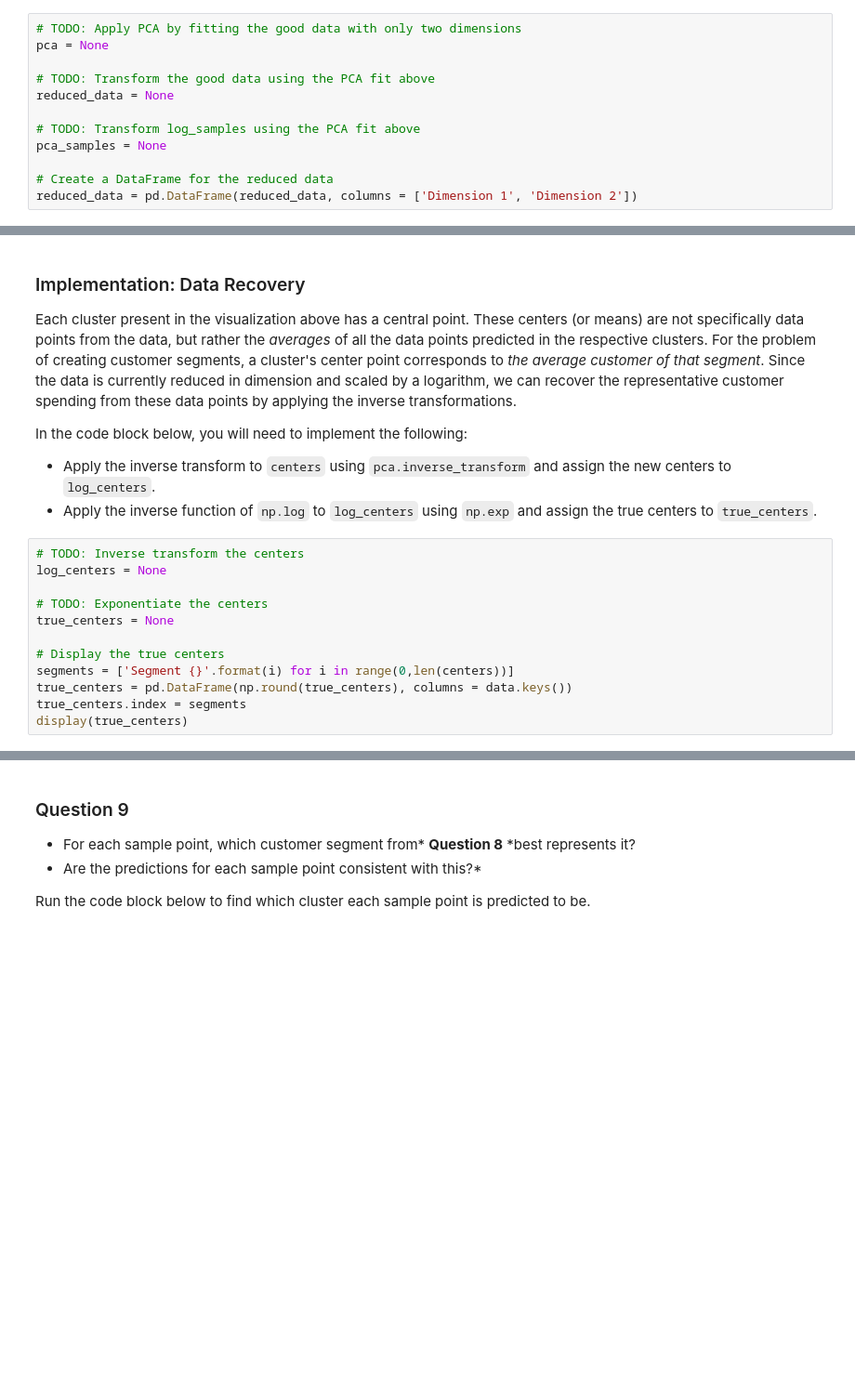
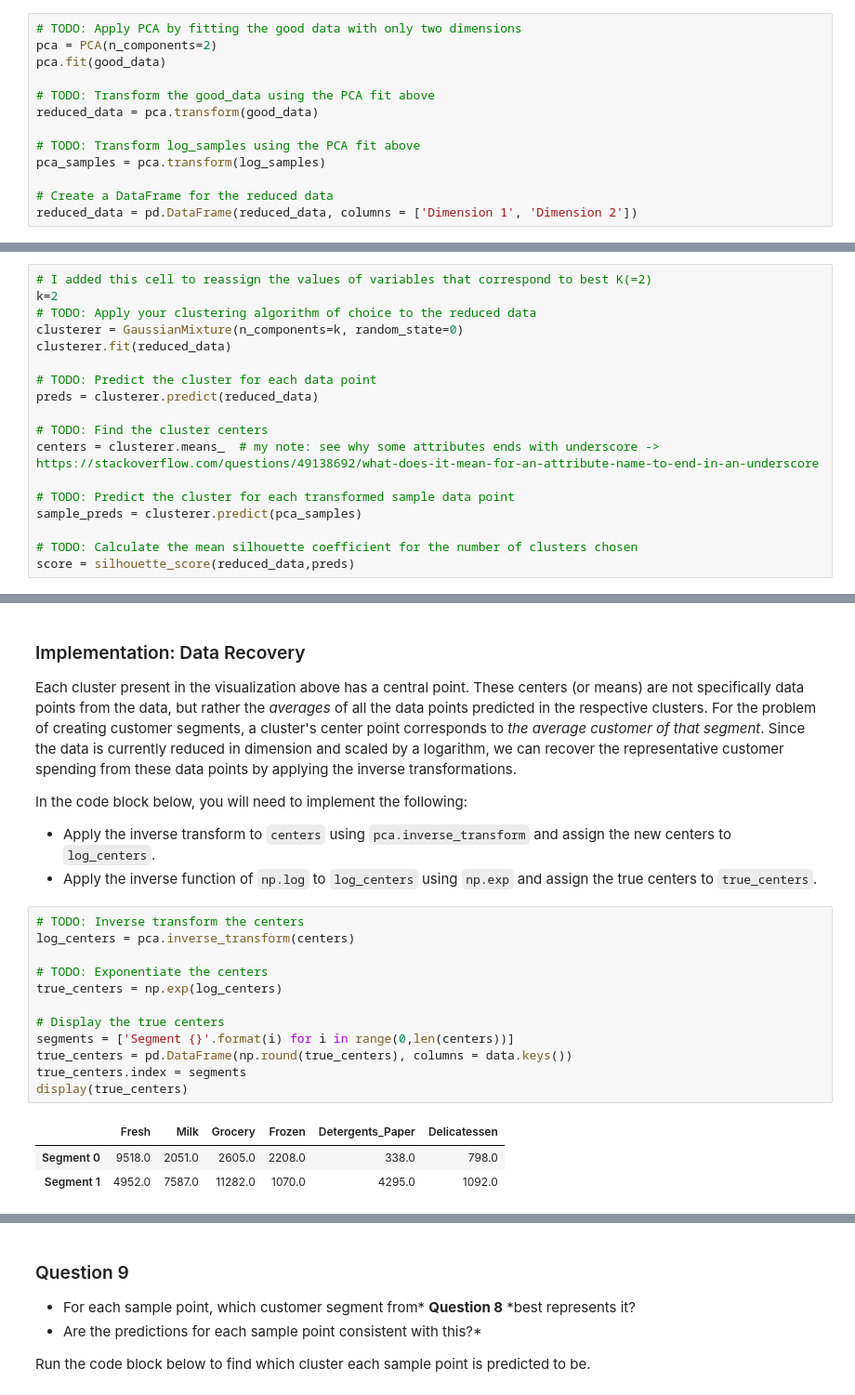
Before and after one commit to Ahmed-H-N/machine-learning, a Jupyter notebook: projects/customer_segments/customer_segments.ipynb, the cells around one changed output, grey strips where cells are left out. Shown at 93% size. Saved outputs shown, nothing was run; the diff lists cells and outputs as text; blank space fills up the shorter version.

Commit message:
update customter segmentation

```diff
--- a/projects/customer_segments/customer_segments.ipynb
+++ b/projects/customer_segments/customer_segments.ipynb
@@ -505,13 +518,14 @@ In the code block below, you will need to implement the following:
  - Apply a PCA transformation of `log_samples` using `pca.transform`, and assign the results to `pca_samples`.
 # %%
 # TODO: Apply PCA by fitting the good data with only two dimensions
-pca = None
+pca = PCA(n_components=2)
+pca.fit(good_data)
 
-# TODO: Transform the good data using the PCA fit above
-reduced_data = None
+# TODO: Transform the good_data using the PCA fit above
+reduced_data = pca.transform(good_data)
 
 # TODO: Transform log_samples using the PCA fit above
-pca_samples = None
+pca_samples = pca.transform(log_samples)
 
 # Create a DataFrame for the reduced data
 reduced_data = pd.DataFrame(reduced_data, columns = ['Dimension 1', 'Dimension 2'])
@@ -585,3 +672,21 @@ score = None
+# %%
+# I added this cell to reassign the values of variables that correspond to best K(=2)
+k=2
+# TODO: Apply your clustering algorithm of choice to the reduced data
+clusterer = GaussianMixture(n_components=k, random_state=0)
+clusterer.fit(reduced_data)
+
+# TODO: Predict the cluster for each data point
+preds = clusterer.predict(reduced_data)
+
+# TODO: Find the cluster centers
+centers = clusterer.means_  # my note: see why some attributes ends with underscore -> https://stackoverflow.com/questions/49138692/what-does-it-mean-for-an-attribute-name-to-end-in-an-underscore
+
+# TODO: Predict the cluster for each transformed sample data point
+sample_preds = clusterer.predict(pca_samples)
+
+# TODO: Calculate the mean silhouette coefficient for the number of clusters chosen
+score = silhouette_score(reduced_data,preds)
 # %% [markdown]
 ### Cluster Visualization
 Once you've chosen the optimal number of clusters for your clustering algorithm using the scoring metric above, you can now visualize the results by executing the code block below. Note that, for experimentation purposes, you are welcome to adjust the number of clusters for your clustering algorithm to see various visualizations. The final visualization provided should, however, correspond with the optimal number of clusters.
@@ -597,13 +704,17 @@ In the code block below, you will need to implement the following:
  - Apply the inverse function of `np.log` to `log_centers` using `np.exp` and assign the true centers to `true_centers`.
 # %%
 # TODO: Inverse transform the centers
-log_centers = None
+log_centers = pca.inverse_transform(centers)
 
 # TODO: Exponentiate the centers
-true_centers = None
+true_centers = np.exp(log_centers)
 
 # Display the true centers
 segments = ['Segment {}'.format(i) for i in range(0,len(centers))]
 true_centers = pd.DataFrame(np.round(true_centers), columns = data.keys())
 true_centers.index = segments
 display(true_centers)
+# %% [output]
+|  | Fresh | Milk | Grocery | Frozen | Detergents_Paper | Delicatessen |
+| Segment 0 | 9518.0 | 2051.0 | 2605.0 | 2208.0 | 338.0 | 798.0 |
+| Segment 1 | 4952.0 | 7587.0 | 11282.0 | 1070.0 | 4295.0 | 1092.0 |
```
Also changed, not shown: parts of 26 cells of this notebook, 2 other files.
